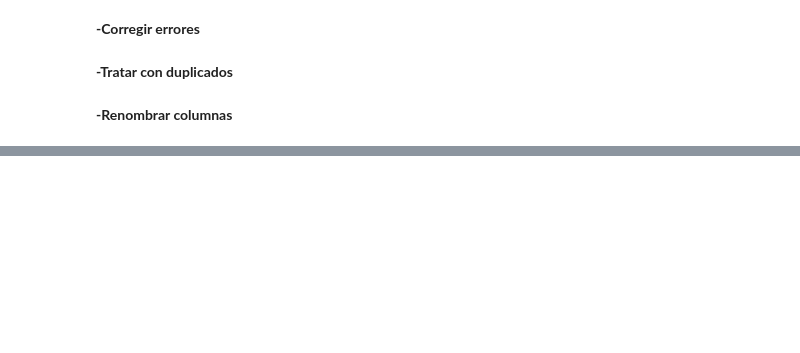
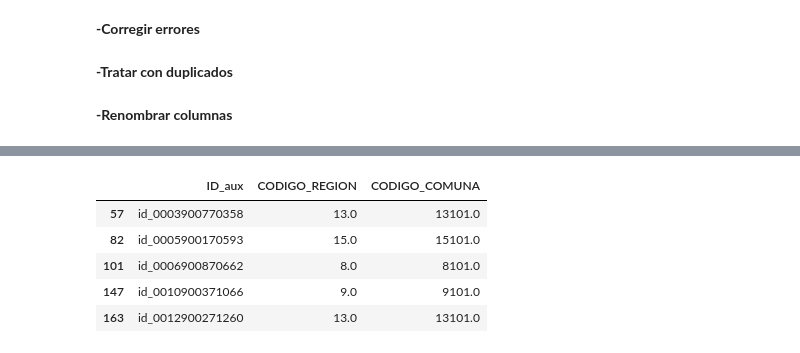
Before and after one commit to Proyecto-IMT-2200/2025-2, a Jupyter notebook: Borrador_Proyecto.ipynb, the cells around one changed output, grey strips where cells are left out. Saved outputs shown, nothing was run; the diff lists cells and outputs as text; code cells hidden in the pictures; blank space fills up the shorter version.

```diff
--- a/Borrador_Proyecto.ipynb
+++ b/Borrador_Proyecto.ipynb
@@ -161,0 +223,15 @@ adm[8].head()
+# %%
+datos_adm = adm[14:len(adm)]
+
+columna = ['ID_aux', 'CODIGO_REGION', 'CODIGO_COMUNA']
+for df in range(len(datos_adm)):
+    datos_adm[df] = datos_adm[df][columna]
+
+datos_adm[1].head()
+# %% [output]
+|  | ID_aux | CODIGO_REGION | CODIGO_COMUNA |
+| 57 | id_0003900770358 | 13.0 | 13101.0 |
+| 82 | id_0005900170593 | 15.0 | 15101.0 |
+| 101 | id_0006900870662 | 8.0 | 8101.0 |
+| 147 | id_0010900371066 | 9.0 | 9101.0 |
+| 163 | id_0012900271260 | 13.0 | 13101.0 |
```
Also changed, not shown: parts of 16 cells of this notebook.
